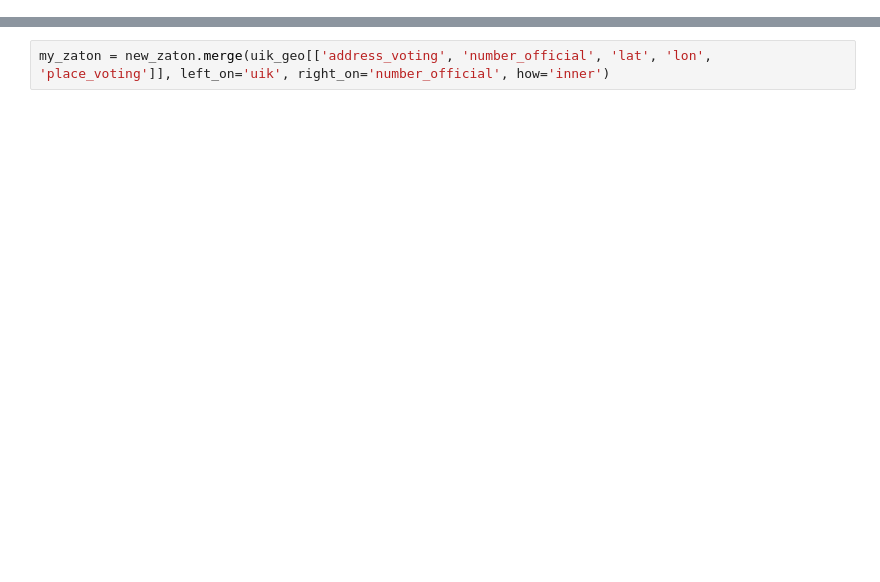
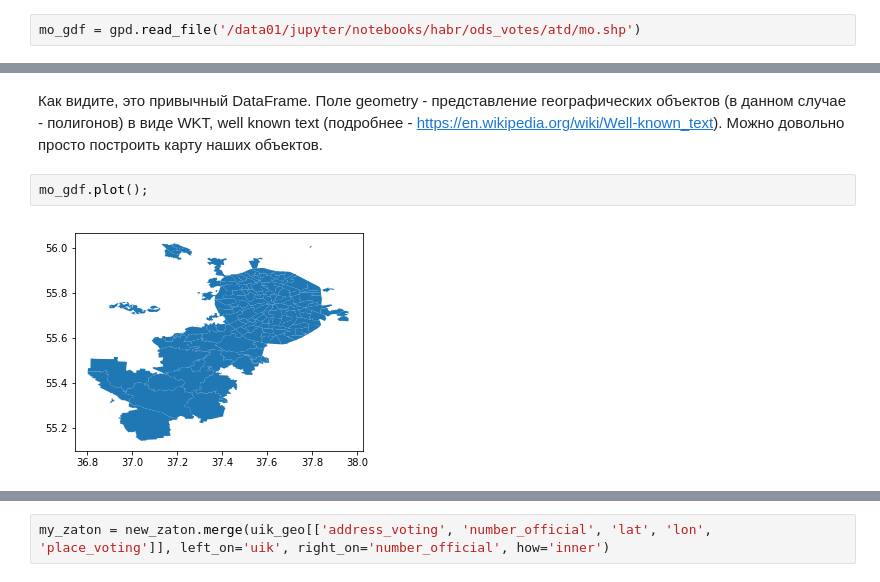
Before and after one commit to fall-out-bug/izbirkom_viz, a Jupyter notebook: voting.ipynb, the cells around one changed output, grey strips where cells are left out. Cells and saved outputs as stored; diff of their text form; blank space fills up the shorter version.

```diff
--- a/voting.ipynb
+++ b/voting.ipynb
@@ -115,0 +201,2 @@ zaton[zaton.uik == '1863']
+# %%
+mo_gdf = gpd.read_file('/data01/jupyter/notebooks/habr/ods_votes/atd/mo.shp')
@@ -115,0 +224,6 @@ zaton[zaton.uik == '1863']
+# %% [markdown]
+Как видите, это привычный DataFrame. Поле geometry - представление географических объектов (в данном случае - полигонов) в виде WKT, well known text (подробнее - https://en.wikipedia.org/wiki/Well-known_text). Можно довольно просто построить карту наших объектов.
+# %%
+mo_gdf.plot();
+# %% [output]
+[figure, added]
```
Also changed, not shown: parts of 98 cells of this notebook.
